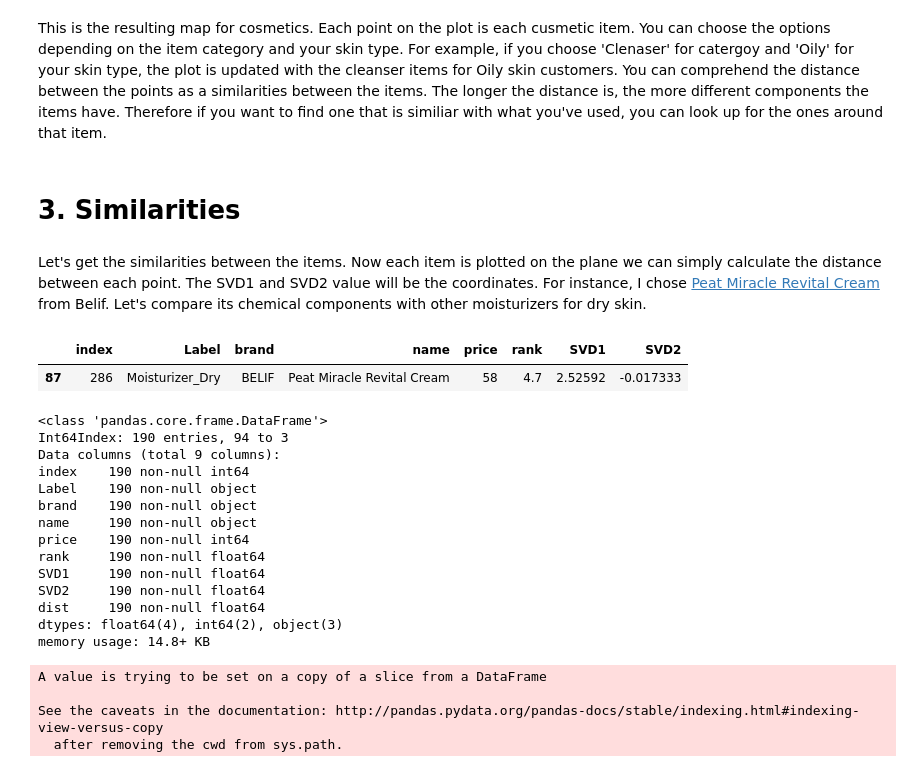
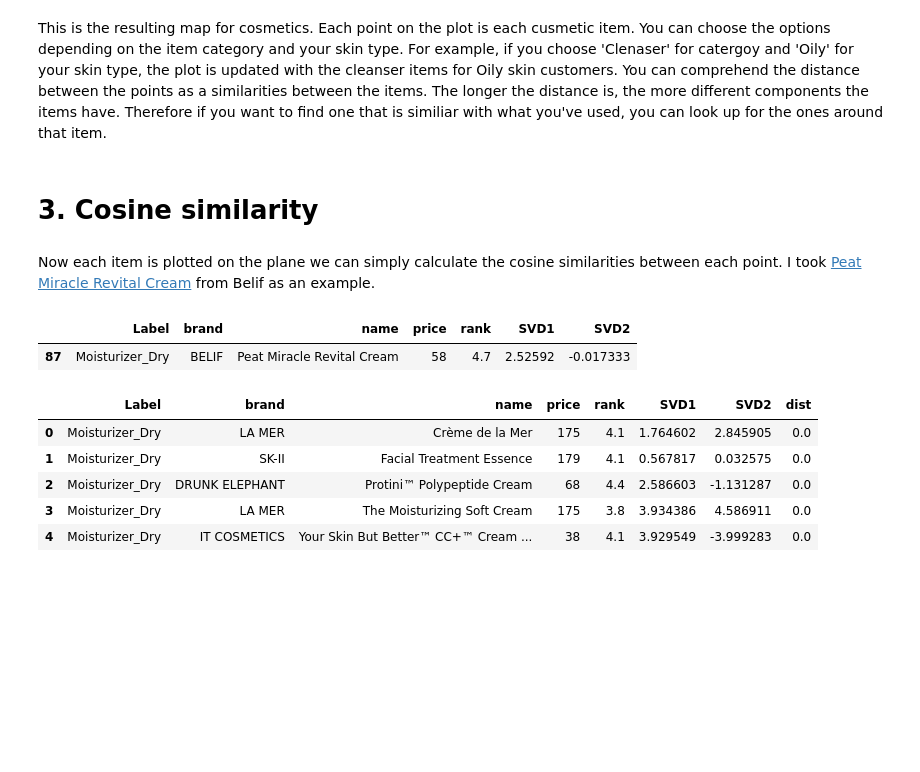
Before and after one commit to jjone36/Cosmetic, a Jupyter notebook: cosmtic_map.ipynb, the cells around one changed output. Cells and saved outputs as stored; diff of their text form; code cells hidden in the pictures; blank space fills up the shorter version.

```diff
--- a/cosmtic_map.ipynb
+++ b/cosmtic_map.ipynb
@@ -122,47 +122,27 @@ interactive(children=(Dropdown(description='Category', options=('Moisturizer', '
 # %% [markdown]
 This is the resulting map for cosmetics. Each point on the plot is each cusmetic item. You can choose the options depending on the item category and your skin type. For example, if you choose 'Clenaser' for catergoy and 'Oily' for your skin type, the plot is updated with the cleanser items for Oily skin customers. You can comprehend the distance between the points as a similarities between the items. The longer the distance is, the more different components the items have. Therefore if you want to find one that is similiar with what you've used, you can look up for the ones around that item.
 # %% [markdown]
-# 3. Similarities
+# 3. Cosine similarity
 # %% [markdown]
-Let's get the similarities between the items. Now each item is plotted on the plane we can simply calculate the distance between each point. The SVD1 and SVD2 value will be the coordinates. For instance, I chose [Peat Miracle Revital Cream](https://www.sephora.com/product/peat-miracle-revital-cream-P412440) from Belif. Let's compare its chemical components with other moisturizers for dry skin.
+Now each item is plotted on the plane we can simply calculate the cosine similarities between each point. I took [Peat Miracle Revital Cream](https://www.sephora.com/product/peat-miracle-revital-cream-P412440) from Belif as an example.
 # %%
-df_2 = df[df.Label == 'Moisturizer_Dry'].reset_index()
+import numpy as np
+from sklearn.metrics.pairwise import cosine_similarity
+
+df_2 = df[df.Label == 'Moisturizer_Dry'].reset_index().drop('index', axis = 1)
 myItem = df_2[df_2.name.str.contains('Peat Miracle Revital')]
 myItem
 # %% [output]
-|  | index | Label | brand | name | price | rank | SVD1 | SVD2 |
-| 87 | 286 | Moisturizer_Dry | BELIF | Peat Miracle Revital Cream | 58 | 4.7 | 2.52592 | -0.017333 |
+|  | Label | brand | name | price | rank | SVD1 | SVD2 |
+| 87 | Moisturizer_Dry | BELIF | Peat Miracle Revital Cream | 58 | 4.7 | 2.52592 | -0.017333 |
 # %%
-import numpy as np
-
-X = myItem.SVD1
-Y = myItem.SVD2
-
 # initiate the column
 df_2['dist'] = 0.0
-df_2.info()
+df_2.head()
 # %% [output]
-<class 'pandas.core.frame.DataFrame'>
-Int64Index: 190 entries, 94 to 3
-Data columns (total 9 columns):
-index    190 non-null int64
-Label    190 non-null object
-brand    190 non-null object
-name     190 non-null object
-price    190 non-null int64
-rank     190 non-null float64
-SVD1     190 non-null float64
-SVD2     190 non-null float64
-dist     190 non-null float64
-dtypes: float64(4), int64(2), object(3)
-memory usage: 14.8+ KB
+|  | Label | brand | name | price | rank | SVD1 | SVD2 | dist |
+| 0 | Moisturizer_Dry | LA MER | Crème de la Mer | 175 | 4.1 | 1.764602 | 2.845905 | 0.0 |
+| 1 | Moisturizer_Dry | SK-II | Facial Treatment Essence | 179 | 4.1 | 0.567817 | 0.032575 | 0.0 |
+| 2 | Moisturizer_Dry | DRUNK ELEPHANT | Protini™ Polypeptide Cream | 68 | 4.4 | 2.586603 | -1.131287 | 0.0 |
+| 3 | Moisturizer_Dry | LA MER | The Moisturizing Soft Cream | 175 | 3.8 | 3.934386 | 4.586911 | 0.0 |
+| 4 | Moisturizer_Dry | IT COSMETICS | Your Skin But Better™ CC+™ Cream ... | 38 | 4.1 | 3.929549 | -3.999283 | 0.0 |
-# %%
-for i in range(5):
-    a = df_2['SVD1'][i]
-    b = df_2['SVD2'][i]
-    df_2.dist[i] = np.sqrt((X - a)**2 + (Y - b)**2)
-# %% [output]
-A value is trying to be set on a copy of a slice from a DataFrame
-
-See the caveats in the documentation: http://pandas.pydata.org/pandas-docs/stable/indexing.html#indexing-view-versus-copy
-  after removing the cwd from sys.path.
```
Also changed, not shown: parts of 10 cells of this notebook, 2 other files.
